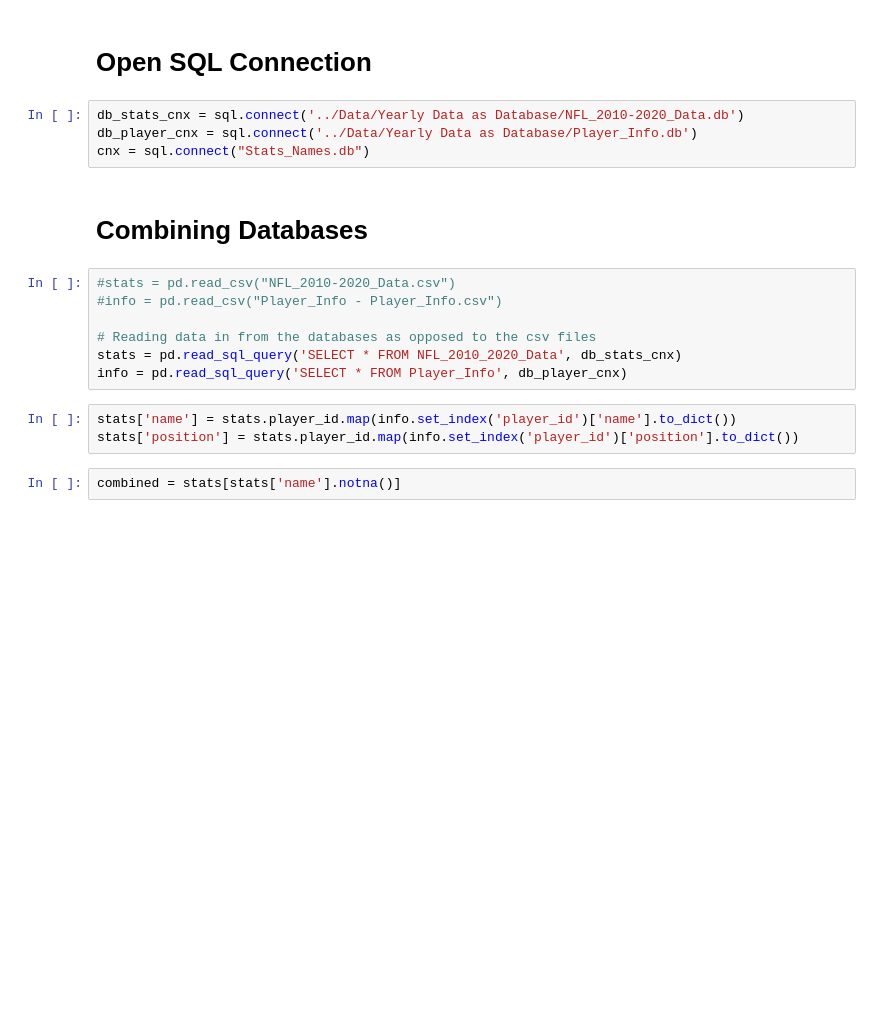
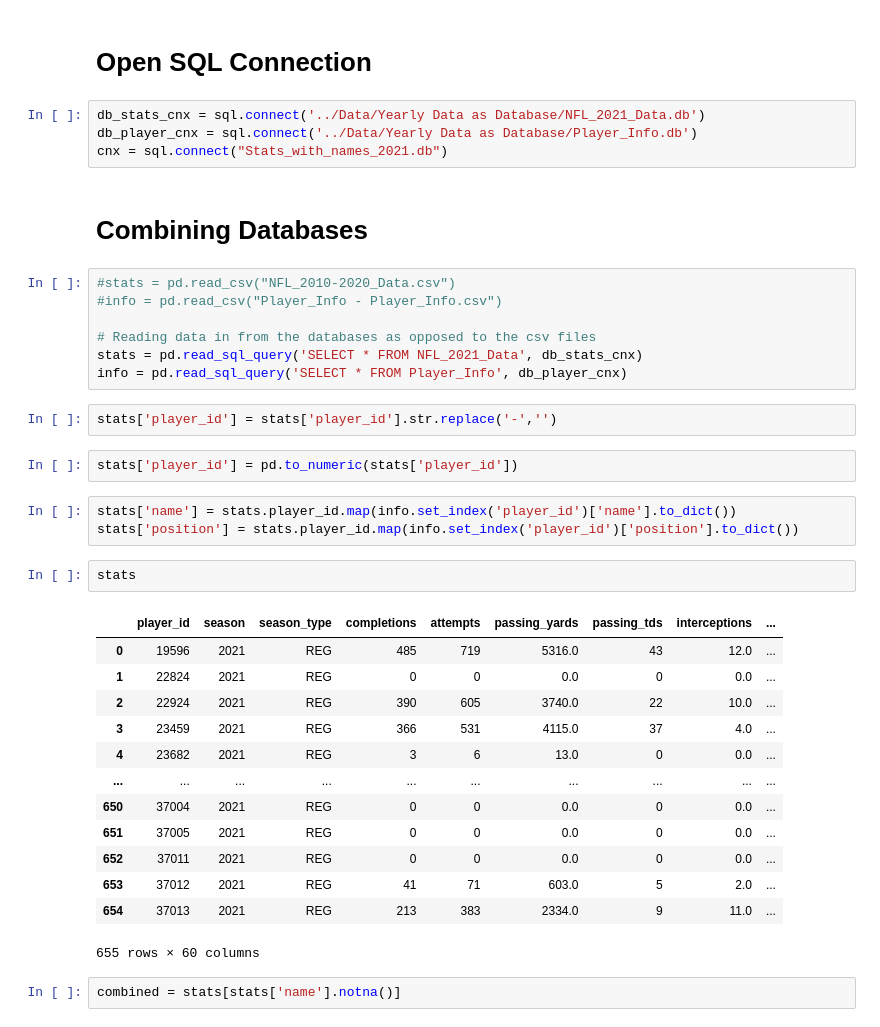
Before and after one commit to robertburry/Open-Sports-Data-NFL, a Jupyter notebook: Scripts/Combine Player ID and Stats.ipynb, the cells around one changed output. Saved outputs shown, nothing was run; the diff lists cells and outputs as text; blank space fills up the shorter version.

```diff
--- a/Scripts/Combine Player ID and Stats.ipynb
+++ b/Scripts/Combine Player ID and Stats.ipynb
@@ -7,9 +7,9 @@ import numpy as np
 # %% [markdown]
 # Open SQL Connection
 # %%
-db_stats_cnx = sql.connect('../Data/Yearly Data as Database/NFL_2010-2020_Data.db')
+db_stats_cnx = sql.connect('../Data/Yearly Data as Database/NFL_2021_Data.db')
 db_player_cnx = sql.connect('../Data/Yearly Data as Database/Player_Info.db')
-cnx = sql.connect("Stats_Names.db")
+cnx = sql.connect("Stats_with_names_2021.db")
 # %% [markdown]
 # Combining Databases
 # %%
@@ -17,11 +17,31 @@ cnx = sql.connect("Stats_Names.db")
 #info = pd.read_csv("Player_Info - Player_Info.csv")
 
 # Reading data in from the databases as opposed to the csv files
-stats = pd.read_sql_query('SELECT * FROM NFL_2010_2020_Data', db_stats_cnx)
+stats = pd.read_sql_query('SELECT * FROM NFL_2021_Data', db_stats_cnx)
 info = pd.read_sql_query('SELECT * FROM Player_Info', db_player_cnx)
+# %%
+stats['player_id'] = stats['player_id'].str.replace('-','')
+# %%
+stats['player_id'] = pd.to_numeric(stats['player_id'])
 # %%
 stats['name'] = stats.player_id.map(info.set_index('player_id')['name'].to_dict())
 stats['position'] = stats.player_id.map(info.set_index('player_id')['position'].to_dict())
+# %%
+stats
+# %% [output]
+|  | player_id | season | season_type | completions | attempts | passing_yards | passing_tds | interceptions | ... |
+| 0 | 19596 | 2021 | REG | 485 | 719 | 5316.0 | 43 | 12.0 | ... |
+| 1 | 22824 | 2021 | REG | 0 | 0 | 0.0 | 0 | 0.0 | ... |
+| 2 | 22924 | 2021 | REG | 390 | 605 | 3740.0 | 22 | 10.0 | ... |
+| 3 | 23459 | 2021 | REG | 366 | 531 | 4115.0 | 37 | 4.0 | ... |
+| 4 | 23682 | 2021 | REG | 3 | 6 | 13.0 | 0 | 0.0 | ... |
+| ... | ... | ... | ... | ... | ... | ... | ... | ... | ... |
+| 650 | 37004 | 2021 | REG | 0 | 0 | 0.0 | 0 | 0.0 | ... |
+| 651 | 37005 | 2021 | REG | 0 | 0 | 0.0 | 0 | 0.0 | ... |
+| 652 | 37011 | 2021 | REG | 0 | 0 | 0.0 | 0 | 0.0 | ... |
+| 653 | 37012 | 2021 | REG | 41 | 71 | 603.0 | 5 | 2.0 | ... |
+| 654 | 37013 | 2021 | REG | 213 | 383 | 2334.0 | 9 | 11.0 | ... |
+655 rows × 60 columns
 # %%
 combined = stats[stats['name'].notna()]
 # %%
```
Also changed, not shown: parts of 4 cells of this notebook, 18 other files.
